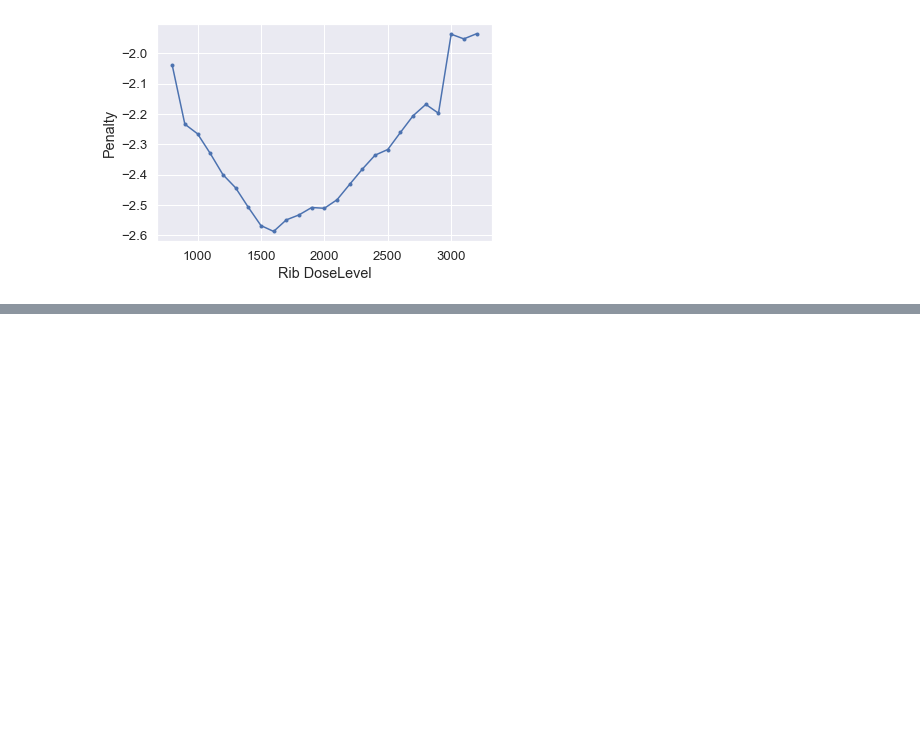
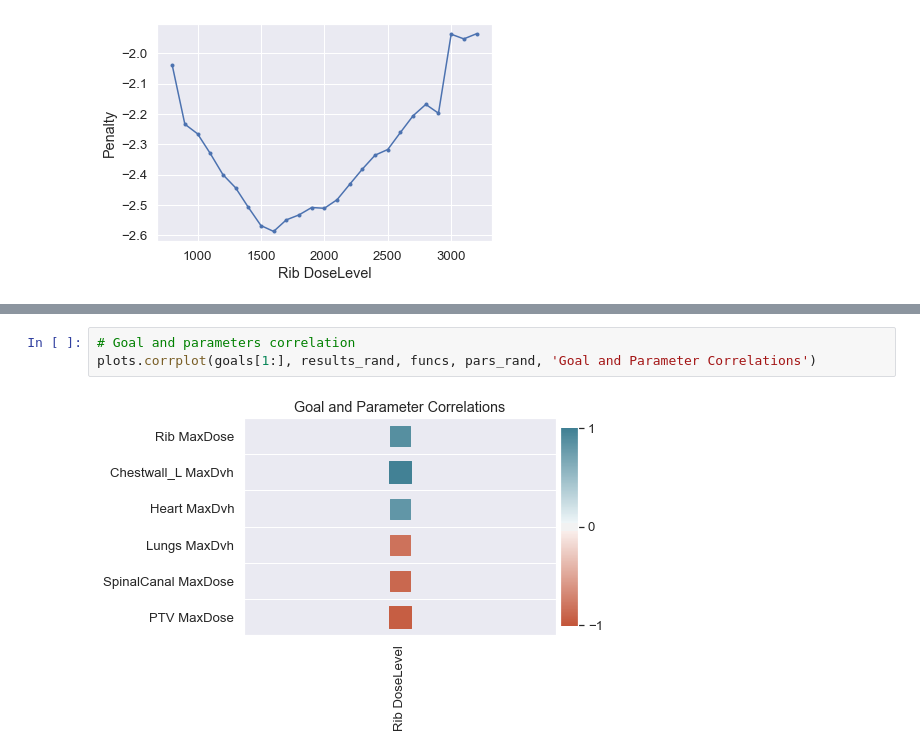
Before and after one commit to kels271828/RayBay, a Jupyter notebook: results/patient1/GridSearch.ipynb, the cells around one changed output, grey strips where cells are left out. Cells and saved outputs as stored; diff of their text form; blank space fills up the shorter version.

```diff
--- a/results/patient1/GridSearch.ipynb
+++ b/results/patient1/GridSearch.ipynb
@@ -108,0 +133,5 @@ Text(0, 0.5, 'Penalty')
+# %%
+# Goal and parameters correlation
+plots.corrplot(goals[1:], results_rand, funcs, pars_rand, 'Goal and Parameter Correlations')
+# %% [output]
+[figure, added]
```
Also changed, not shown: parts of 16 cells of this notebook, 18 other files.
